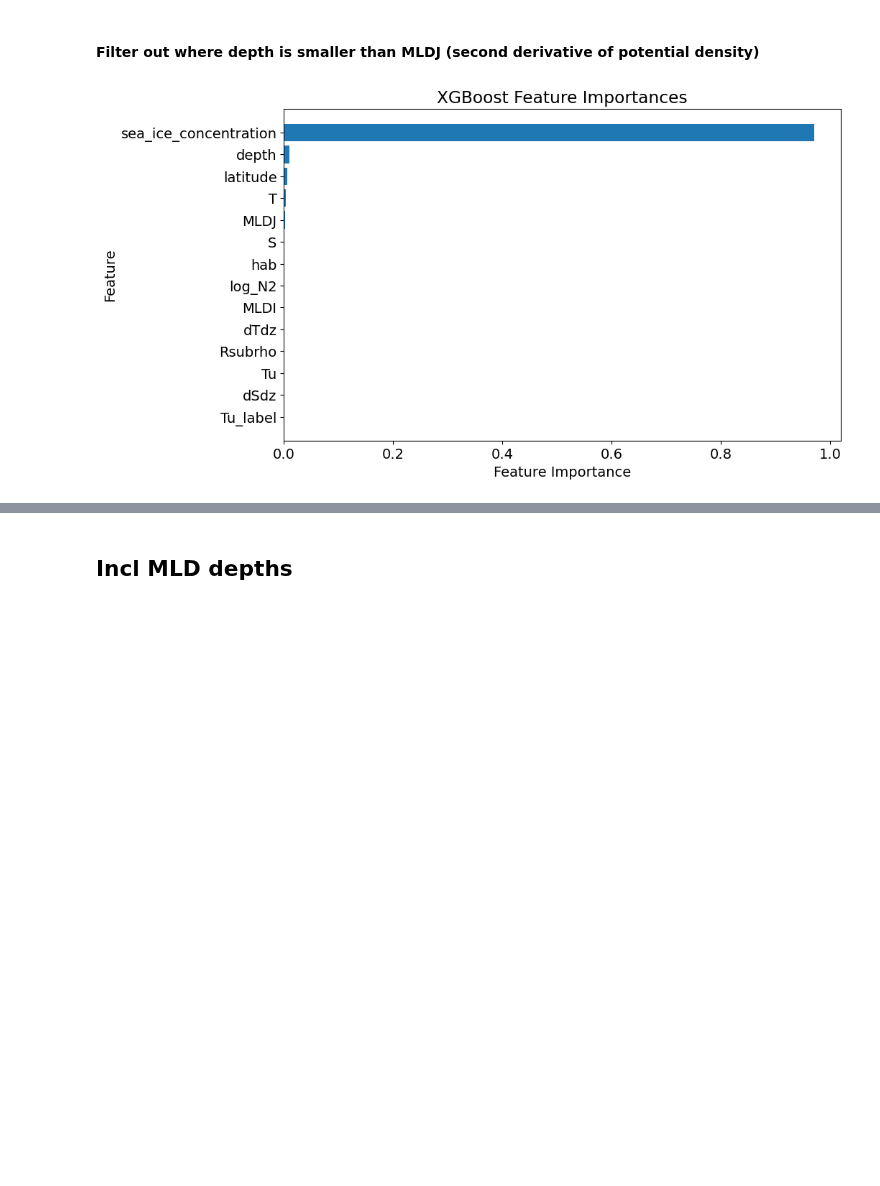
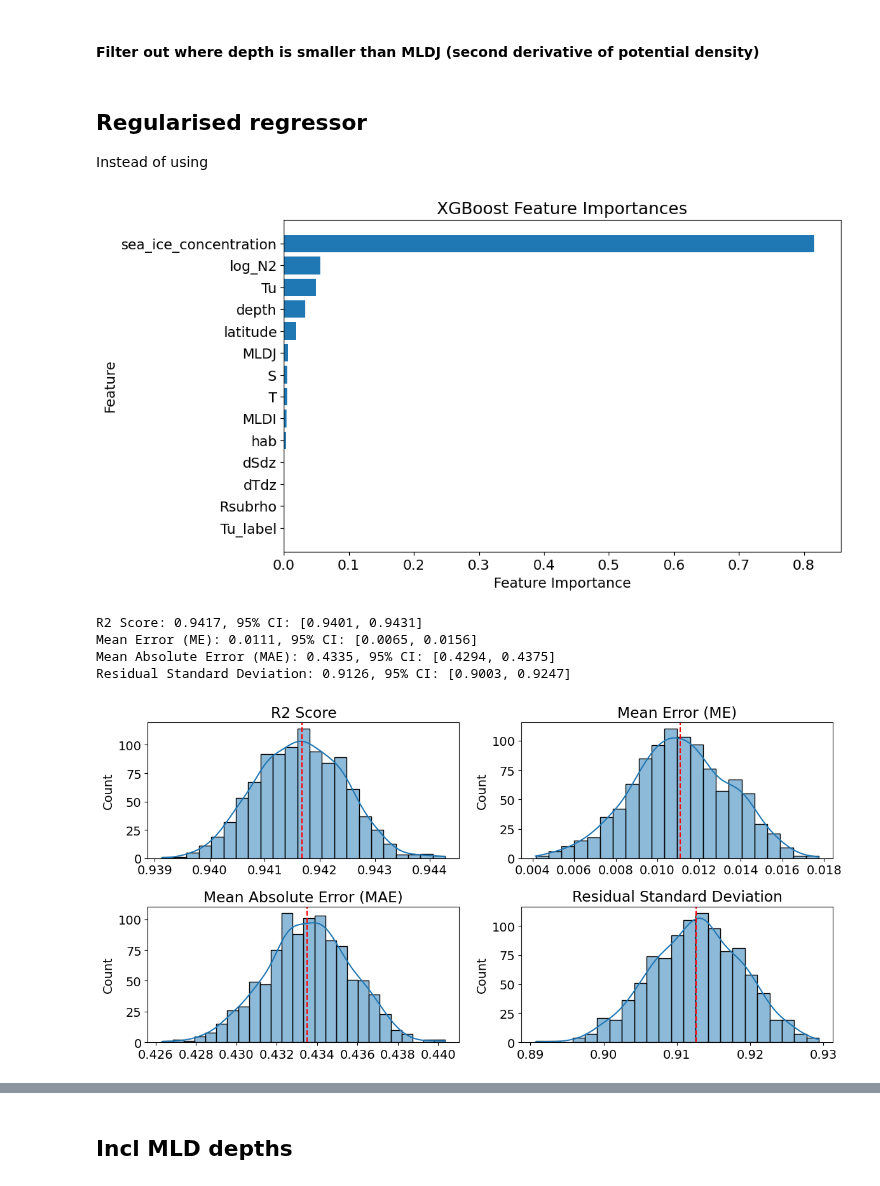
Before and after one commit to lisanneblok/ArcticTurbulence, a Jupyter notebook: notebooks/ML_models/arctic_xgboost.ipynb, the cells around one changed output, grey strips where cells are left out. Drawn from its saved outputs; the diff is of its cells as text; code cells hidden in the pictures; blank space fills up the shorter version.

```diff
--- a/notebooks/ML_models/arctic_xgboost.ipynb
+++ b/notebooks/ML_models/arctic_xgboost.ipynb
@@ -55,0 +67,3 @@ MLD_df = arctic_df[arctic_df['depth'] >= arctic_df['MLDJ']]
+# %% [markdown]
+## Regularised regressor
+Instead of using
@@ -60,6 +157,14 @@ xstringlist_all_SIC = ['depth', 'hab','S','T','dSdz','dTdz','log_N2', 'Tu_label'
 # We want to predict:
 ystringlist_all_SIC = ['log_eps']
 
-xgb_regressor_all_SIC, r2_all_SIC, y_test_all_SIC, y_pred_all_SIC, X_test_all_SIC, feature_importances_all_SIC, X_train_SIC, y_train_SIC  = XGBoost_regressor(MLD_df, xstringlist_all_SIC, ystringlist_all_SIC)
+xgb_regressor_all_SIC, r2_all_SIC, y_test_all_SIC, y_pred_all_SIC, X_test_all_SIC, feature_importances_all_SIC, X_train_SIC, y_train_SIC  = XGBoost_regressor(MLD_df, xstringlist_all_SIC, ystringlist_all_SIC, cv=None, manual_regressor=xgb_regularised)
 # %% [output]
-[figure, old version]
+[figure, new version]
+# %%
+confidence_metrics(y_test_all_SIC, y_pred_all_SIC)
+# %% [output]
+R2 Score: 0.9417, 95% CI: [0.9401, 0.9431]
+Mean Error (ME): 0.0111, 95% CI: [0.0065, 0.0156]
+Mean Absolute Error (MAE): 0.4335, 95% CI: [0.4294, 0.4375]
+Residual Standard Deviation: 0.9126, 95% CI: [0.9003, 0.9247]
+[figure, added]
```
Also changed, not shown: parts of 60 cells of this notebook, 20 other files.
